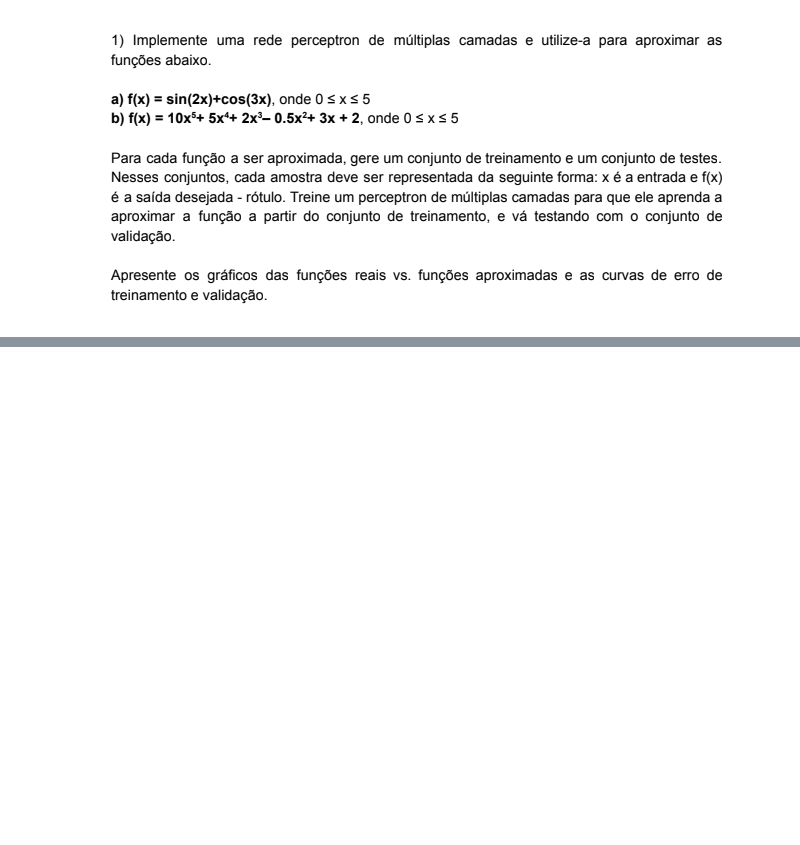
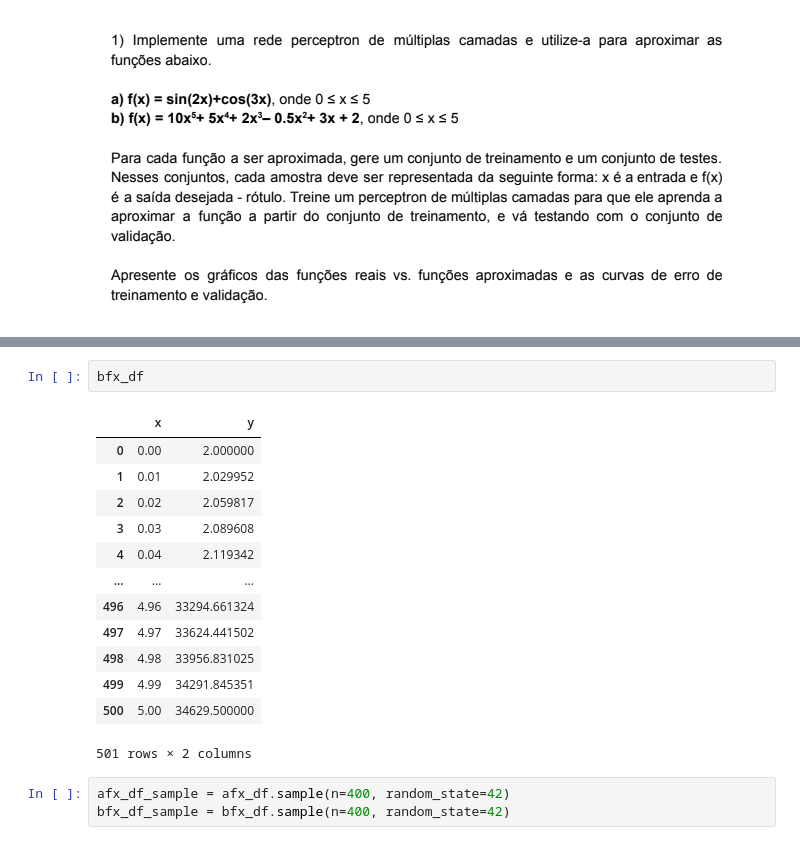
Before and after one commit to HodricVieira/aprendizado-profundo, a Jupyter notebook: Q1 perceptron Fx.ipynb, the cells around one changed output, grey strips where cells are left out. Saved outputs shown, nothing was run; the diff lists cells and outputs as text; blank space fills up the shorter version.

```diff
--- a/Q1 perceptron Fx.ipynb
+++ b/Q1 perceptron Fx.ipynb
@@ -6,0 +20,19 @@ import pandas as pd
+# %%
+bfx_df
+# %% [output]
+|  | x | y |
+| 0 | 0.00 | 2.000000 |
+| 1 | 0.01 | 2.029952 |
+| 2 | 0.02 | 2.059817 |
+| 3 | 0.03 | 2.089608 |
+| 4 | 0.04 | 2.119342 |
+| ... | ... | ... |
+| 496 | 4.96 | 33294.661324 |
+| 497 | 4.97 | 33624.441502 |
+| 498 | 4.98 | 33956.831025 |
+| 499 | 4.99 | 34291.845351 |
+| 500 | 5.00 | 34629.500000 |
+501 rows × 2 columns
+# %%
+afx_df_sample = afx_df.sample(n=400, random_state=42)
+bfx_df_sample = bfx_df.sample(n=400, random_state=42)
```
Also changed, not shown: parts of 10 cells of this notebook, 4 other files.
